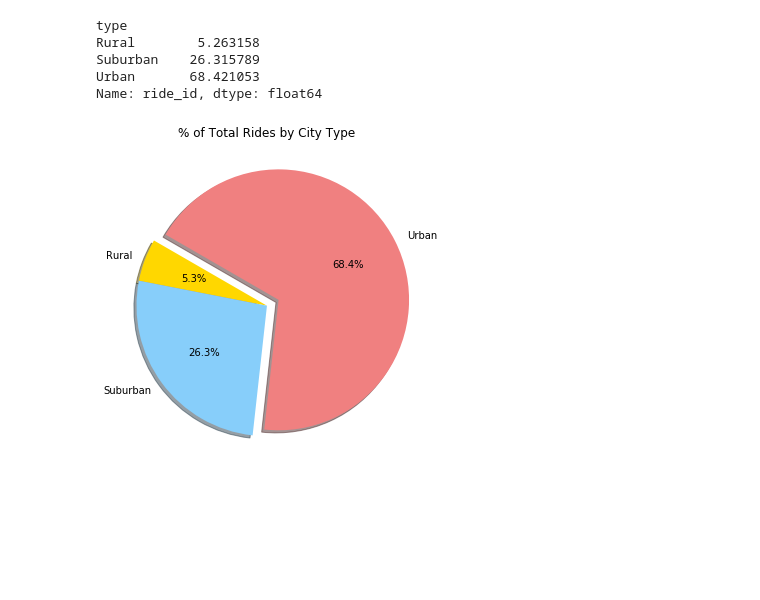
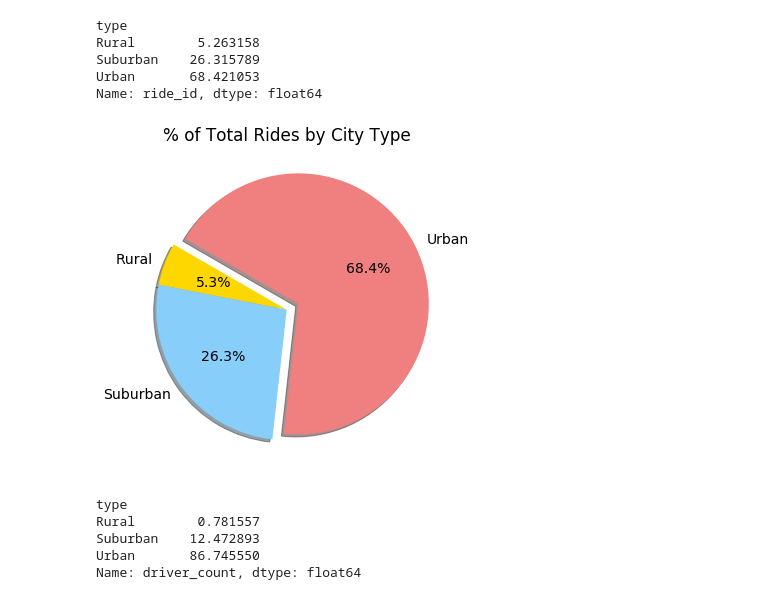
Before and after one commit to amoogat/PyBer_Analysis, a Jupyter notebook: PyBer.ipynb, the cells around one changed output. Cells and saved outputs as stored; diff of their text form; code cells hidden in the pictures; blank space fills up the shorter version.

Commit message:
Added % of total rides by city type

```diff
--- a/PyBer.ipynb
+++ b/PyBer.ipynb
@@ -790,19 +790,28 @@ Urban       68.421053
 Name: ride_id, dtype: float64
 # %%
 # Builds percentage of rides by city type pie chart
-plt.subplots(figsize=(10, 6))
+plt.subplots(figsize = (10, 6))
 plt.pie(ride_percents,
     labels=["Rural", "Suburban", "Urban"],
     colors=["gold", "lightskyblue", "lightcoral"],
-    explode=[0, 0, 0.1],
-    autopct='%1.1f%%',
-    shadow=True, startangle=150)
+    explode=[0, 0, 0.1], autopct = '%1.1f%%',
+    shadow=True, startangle = 150)
 plt.title("% of Total Rides by City Type")
-# Change the default font size from 10 to 14.
+# Changes the default font size from 10 to 14.
 mpl.rcParams['font.size'] = 14
 # Saves Figure
 plt.savefig("analysis/Fig6.png")
 # Shows Figure
 plt.show()
 # %% [output]
-[figure, old version]
+[figure, new version]
+# %%
+# Calculates the percentage of drivers for each city type
+driver_percents = pyber_data_df.groupby(["type"]).sum()["driver_count"] / pyber_data_df["driver_count"].sum() * 100
+driver_percents
+# %% [output]
+type
+Rural        0.781557
+Suburban    12.472893
+Urban       86.745550
+Name: driver_count, dtype: float64
```
Also changed, not shown: parts of 1 cell of this notebook, 2 other files.
